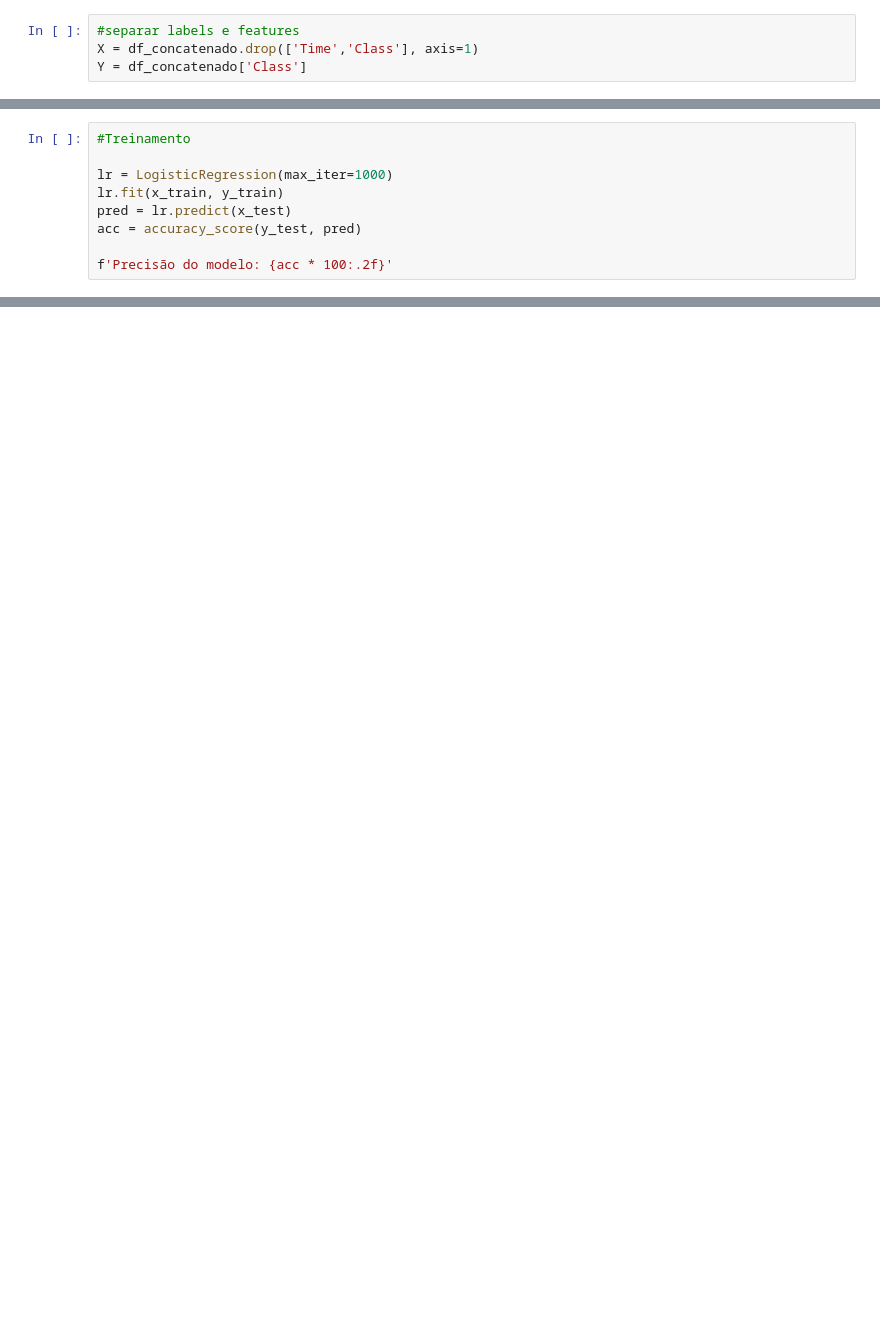
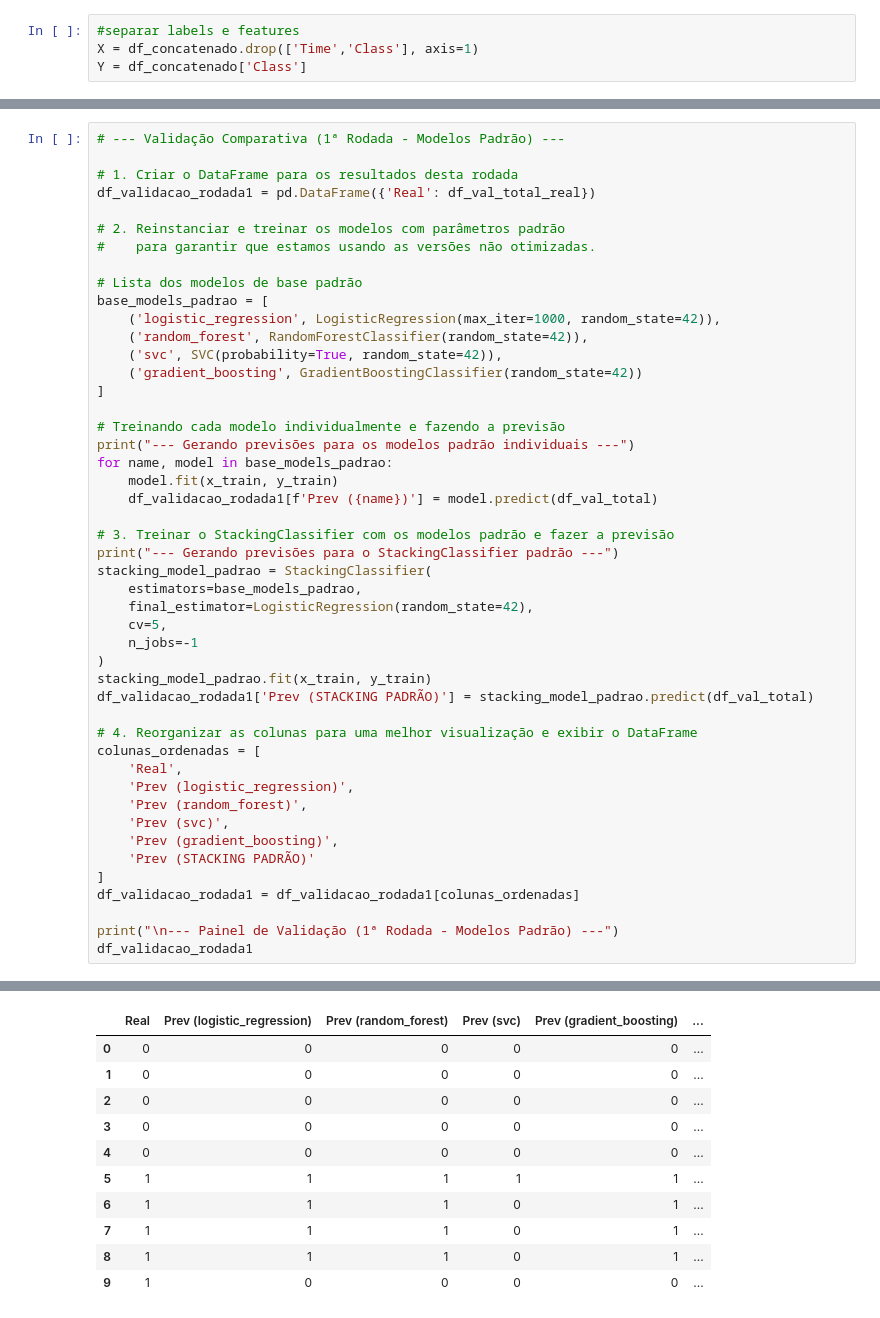
Before and after one commit to pnn99/detector_fraude_LLM, a Jupyter notebook: detector_de_fraude.ipynb, the cells around one changed output, grey strips where cells are left out. Cells and saved outputs as stored; diff of their text form; blank space fills up the shorter version.

```diff
--- a/detector_de_fraude.ipynb
+++ b/detector_de_fraude.ipynb
@@ -242,10 +238 @@ Name: Class, Length: 974, dtype: int64
 x_train, x_test, y_train, y_test = train_test_split(X, Y, test_size = 0.2, stratify=Y, random_state = 42)
-# %%
-#Treinamento
-
-lr = LogisticRegression(max_iter=1000)
-lr.fit(x_train, y_train)
-pred = lr.predict(x_test)
-acc = accuracy_score(y_test, pred)
-
-f'Precisão do modelo: {acc * 100:.2f}'
@@ -272,0 +317,48 @@ df
+# %%
+# --- Validação Comparativa (1ª Rodada - Modelos Padrão) ---
+
+# 1. Criar o DataFrame para os resultados desta rodada
+df_validacao_rodada1 = pd.DataFrame({'Real': df_val_total_real})
+
+# 2. Reinstanciar e treinar os modelos com parâmetros padrão
+#    para garantir que estamos usando as versões não otimizadas.
+
+# Lista dos modelos de base padrão
+base_models_padrao = [
+    ('logistic_regression', LogisticRegression(max_iter=1000, random_state=42)),
+    ('random_forest', RandomForestClassifier(random_state=42)),
+    ('svc', SVC(probability=True, random_state=42)),
+    ('gradient_boosting', GradientBoostingClassifier(random_state=42))
+]
+
+# Treinando cada modelo individualmente e fazendo a previsão
+print("--- Gerando previsões para os modelos padrão individuais ---")
+for name, model in base_models_padrao:
+    model.fit(x_train, y_train)
+    df_validacao_rodada1[f'Prev ({name})'] = model.predict(df_val_total)
+
+# 3. Treinar o StackingClassifier com os modelos padrão e fazer a previsão
+print("--- Gerando previsões para o StackingClassifier padrão ---")
+stacking_model_padrao = StackingClassifier(
+    estimators=base_models_padrao,
+    final_estimator=LogisticRegression(random_state=42),
+    cv=5,
+    n_jobs=-1
+)
+stacking_model_padrao.fit(x_train, y_train)
+df_validacao_rodada1['Prev (STACKING PADRÃO)'] = stacking_model_padrao.predict(df_val_total)
+
+# 4. Reorganizar as colunas para uma melhor visualização e exibir o DataFrame
+colunas_ordenadas = [
+    'Real',
+    'Prev (logistic_regression)',
+    'Prev (random_forest)',
+    'Prev (svc)',
+    'Prev (gradient_boosting)',
+    'Prev (STACKING PADRÃO)'
+]
+df_validacao_rodada1 = df_validacao_rodada1[colunas_ordenadas]
+
+print("\n--- Painel de Validação (1ª Rodada - Modelos Padrão) ---")
+df_validacao_rodada1
+# %% [output]
@@ -272,0 +369,11 @@ df
+|  | Real | Prev (logistic_regression) | Prev (random_forest) | Prev (svc) | Prev (gradient_boosting) | ... |
+| 0 | 0 | 0 | 0 | 0 | 0 | ... |
+| 1 | 0 | 0 | 0 | 0 | 0 | ... |
+| 2 | 0 | 0 | 0 | 0 | 0 | ... |
+| 3 | 0 | 0 | 0 | 0 | 0 | ... |
+| 4 | 0 | 0 | 0 | 0 | 0 | ... |
+| 5 | 1 | 1 | 1 | 1 | 1 | ... |
+| 6 | 1 | 1 | 1 | 0 | 1 | ... |
+| 7 | 1 | 1 | 1 | 0 | 1 | ... |
+| 8 | 1 | 1 | 1 | 0 | 1 | ... |
+| 9 | 1 | 0 | 0 | 0 | 0 | ... |
```
Also changed, not shown: parts of 20 cells of this notebook.
